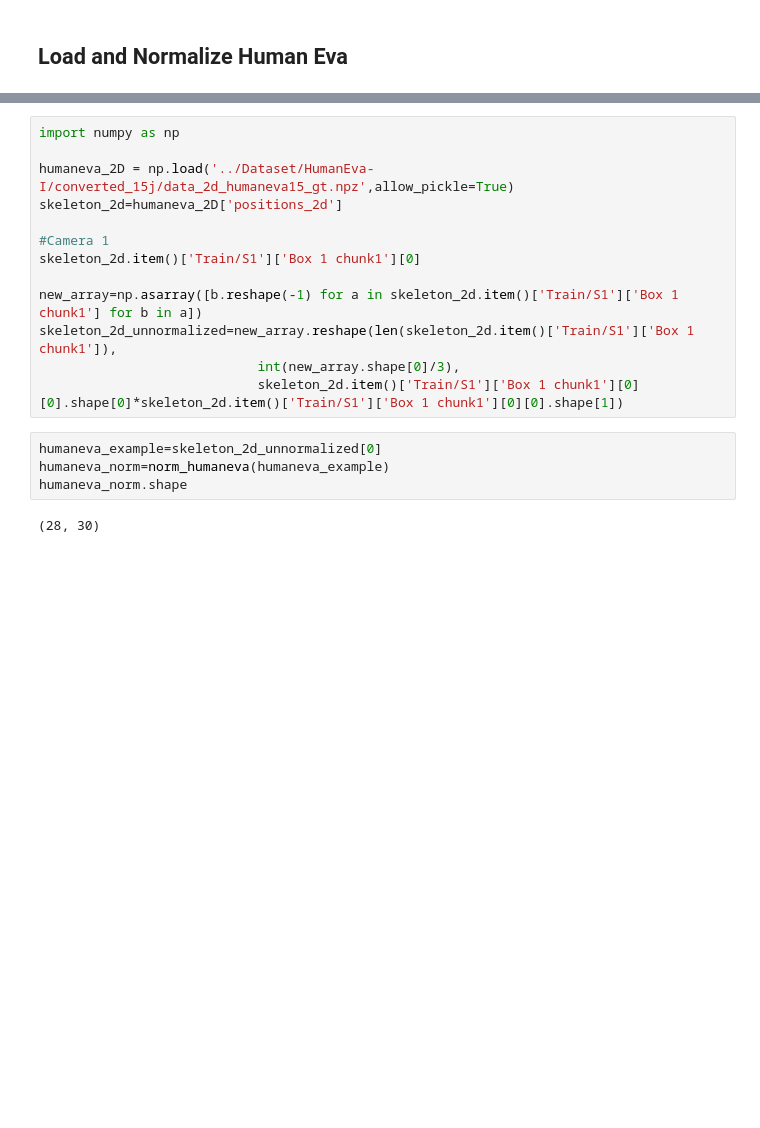
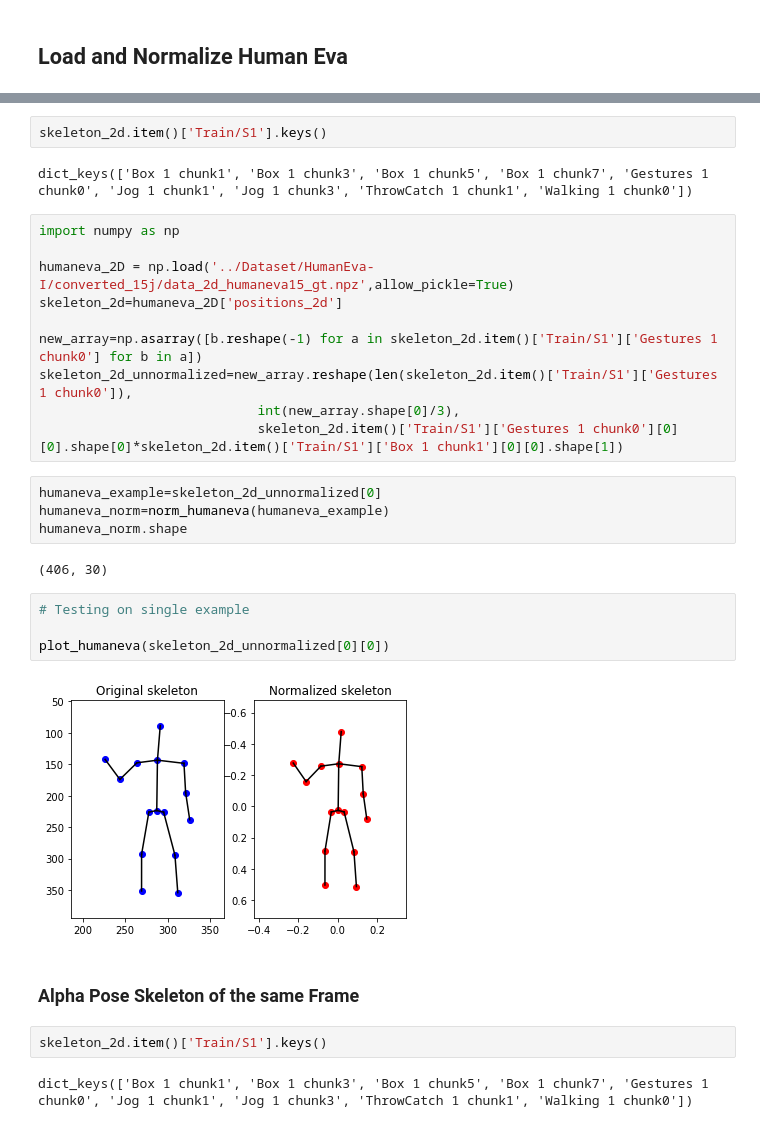
Before and after one commit to alexivaner/3d_pose_baseline_pytorch_Alpha_Pose, a Jupyter notebook: Normalization Skeleton.ipynb, the cells around one changed output, grey strips where cells are left out. Cells and saved outputs as stored; diff of their text form; blank space fills up the shorter version.

```diff
--- a/Normalization Skeleton.ipynb
+++ b/Normalization Skeleton.ipynb
@@ -887,22 +875,35 @@ def plot_humaneva(sample):
         plot_skeleton_humaneva(X_nor, 'ro')
     else:
         print("sample is one-dimension array: (30,)")
+# %%
+skeleton_2d.item()['Train/S1'].keys()
+# %% [output]
+dict_keys(['Box 1 chunk1', 'Box 1 chunk3', 'Box 1 chunk5', 'Box 1 chunk7', 'Gestures 1 chunk0', 'Jog 1 chunk1', 'Jog 1 chunk3', 'ThrowCatch 1 chunk1', 'Walking 1 chunk0'])
 # %%
 import numpy as np
 
 humaneva_2D = np.load('../Dataset/HumanEva-I/converted_15j/data_2d_humaneva15_gt.npz',allow_pickle=True)
 skeleton_2d=humaneva_2D['positions_2d']
 
-#Camera 1
-skeleton_2d.item()['Train/S1']['Box 1 chunk1'][0]
-
-new_array=np.asarray([b.reshape(-1) for a in skeleton_2d.item()['Train/S1']['Box 1 chunk1'] for b in a])
-skeleton_2d_unnormalized=new_array.reshape(len(skeleton_2d.item()['Train/S1']['Box 1 chunk1']),
+new_array=np.asarray([b.reshape(-1) for a in skeleton_2d.item()['Train/S1']['Gestures 1 chunk0'] for b in a])
+skeleton_2d_unnormalized=new_array.reshape(len(skeleton_2d.item()['Train/S1']['Gestures 1 chunk0']),
                             int(new_array.shape[0]/3),
-                            skeleton_2d.item()['Train/S1']['Box 1 chunk1'][0][0].shape[0]*skeleton_2d.item()['Train/S1']['Box 1 chunk1'][0][0].shape[1])
+                            skeleton_2d.item()['Train/S1']['Gestures 1 chunk0'][0][0].shape[0]*skeleton_2d.item()['Train/S1']['Box 1 chunk1'][0][0].shape[1])
 # %%
 humaneva_example=skeleton_2d_unnormalized[0]
 humaneva_norm=norm_humaneva(humaneva_example)
 humaneva_norm.shape
 # %% [output]
-(28, 30)
+(406, 30)
+# %%
+# Testing on single example
+
+plot_humaneva(skeleton_2d_unnormalized[0][0])
+# %% [output]
+[figure, added]
+# %% [markdown]
+### Alpha Pose Skeleton of the same Frame
+# %%
+skeleton_2d.item()['Train/S1'].keys()
+# %% [output]
+dict_keys(['Box 1 chunk1', 'Box 1 chunk3', 'Box 1 chunk5', 'Box 1 chunk7', 'Gestures 1 chunk0', 'Jog 1 chunk1', 'Jog 1 chunk3', 'ThrowCatch 1 chunk1', 'Walking 1 chunk0'])
```
Also changed, not shown: parts of 30 cells of this notebook, 6 other files.
